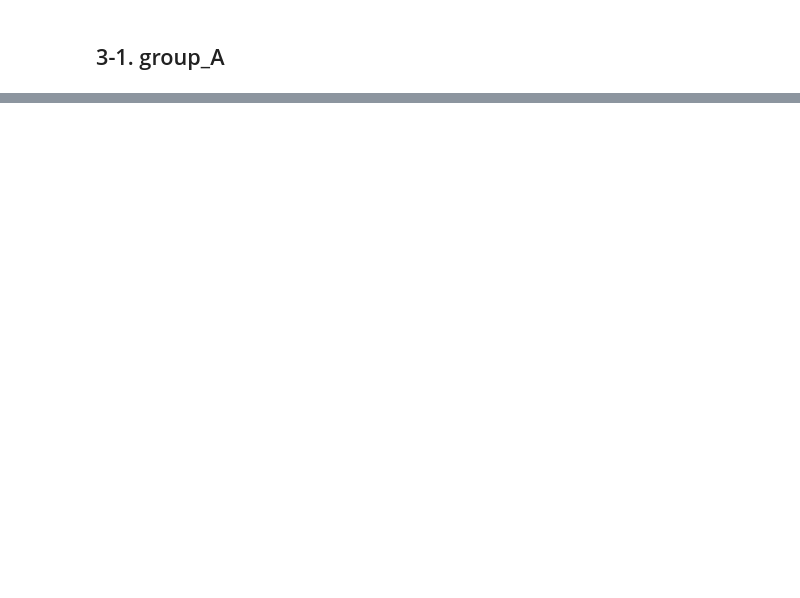
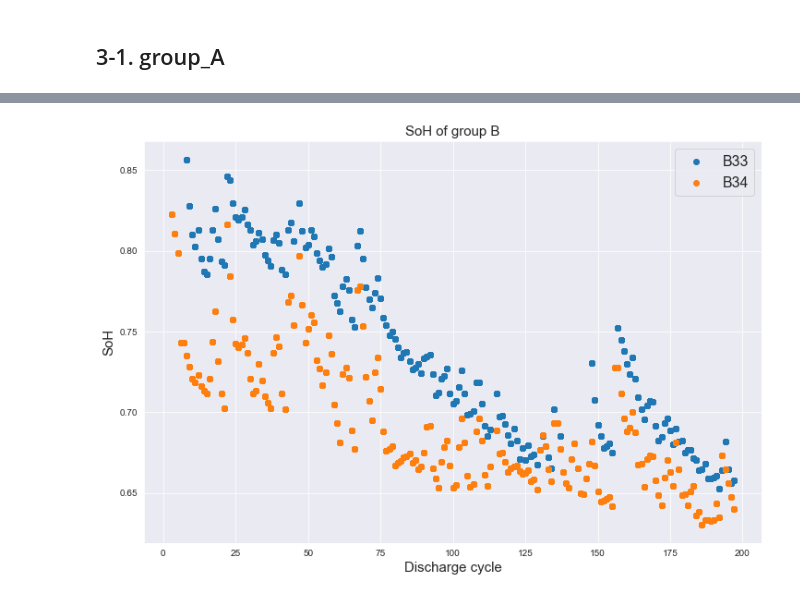
Before and after one commit to standing-o/SoH_estimation_of_Lithium-ion_battery, a Jupyter notebook: 2_Elimination_of_outliers/Calculation_and_Visualization_of_refined_SoH.ipynb, the cells around one changed output, grey strips where cells are left out. Cells and saved outputs as stored; diff of their text form; code cells hidden in the pictures; blank space fills up the shorter version.

```diff
--- a/2_Elimination_of_outliers/Calculation_and_Visualization_of_refined_SoH.ipynb
+++ b/2_Elimination_of_outliers/Calculation_and_Visualization_of_refined_SoH.ipynb
@@ -135,0 +128,18 @@ for i in range(len(listdir)) :
+# %%
+# Group B
+
+sns.set_style("darkgrid")
+plt.figure(figsize=(12, 8))
+
+plt.scatter(data_B33['cycle'], data_B33['SOH'],label='B33')
+plt.scatter(data_B34['cycle'], data_B34['SOH'],label='B34')
+
+plt.legend(prop={'size': 16})
+
+plt.ylabel('SoH', fontsize = 15)
+plt.xlabel('Discharge cycle', fontsize = 15)
+plt.title('SoH of group B', fontsize = 15)
+plt.savefig('fig/B_group.jpg')
+plt.show()
+# %% [output]
+[figure, added]
```
Also changed, not shown: parts of 5 cells of this notebook, 30 other files.
